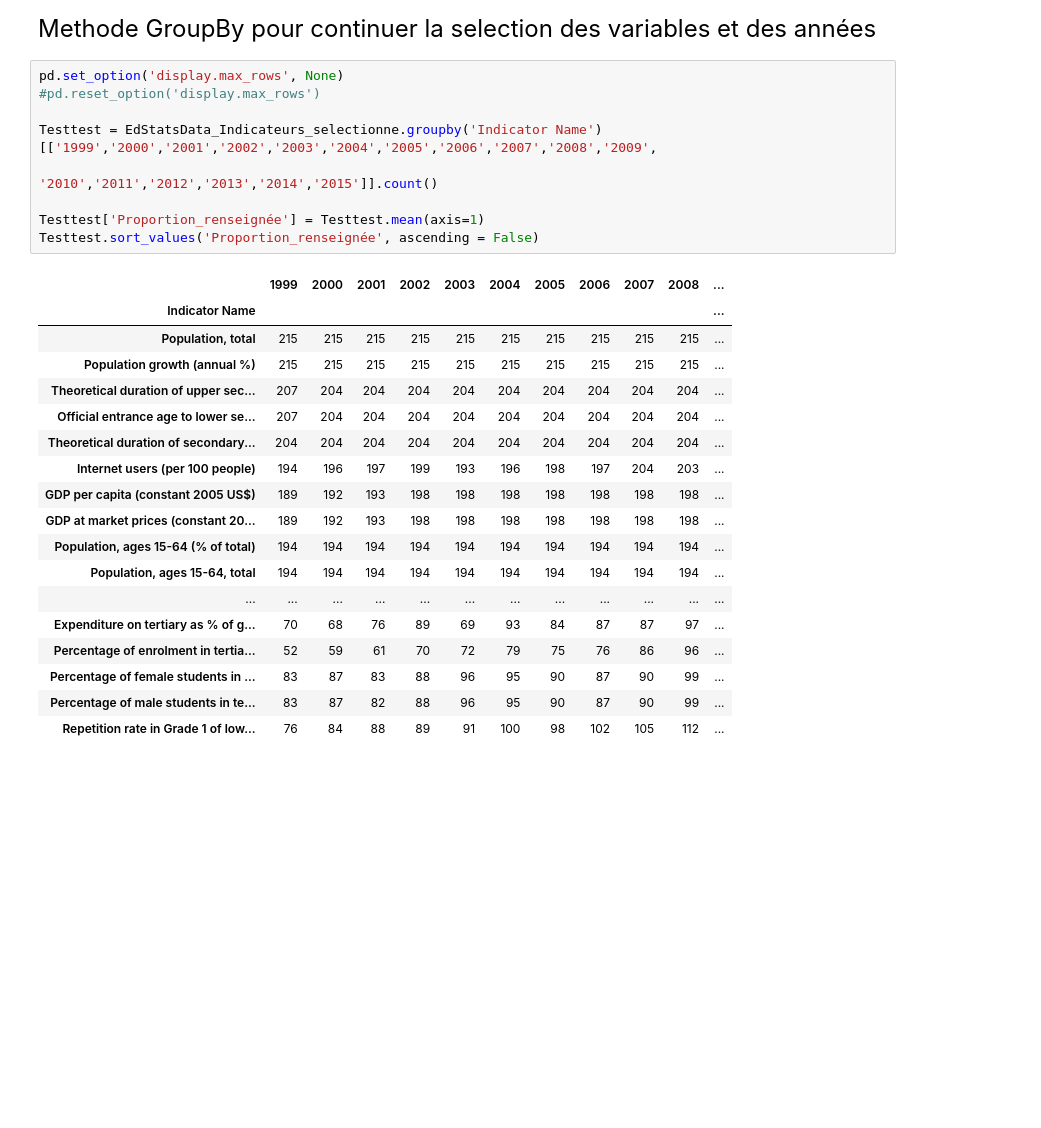
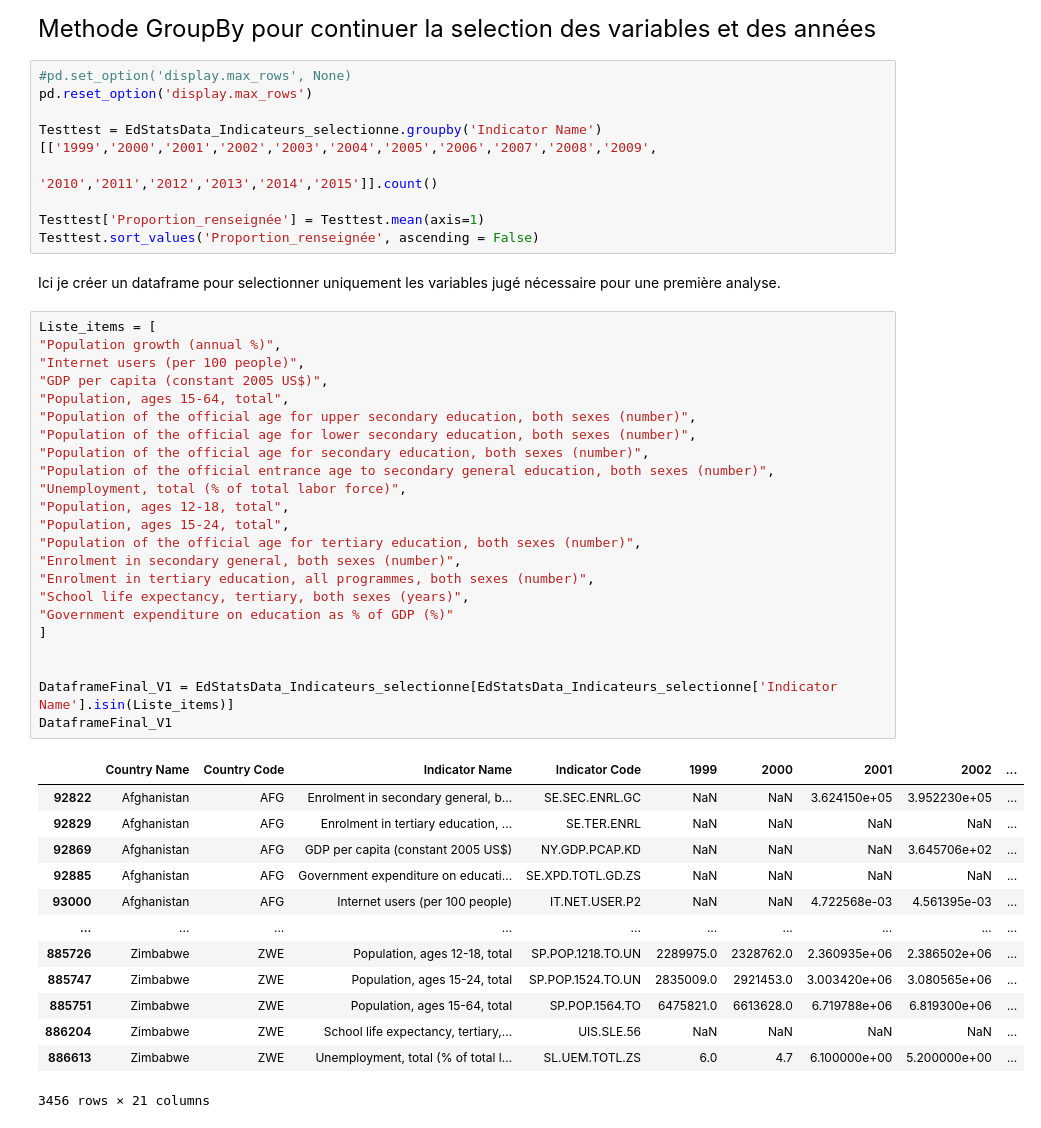
Before and after one commit to Thomas-Auvin/Projet2, a Jupyter notebook: Projet-2.ipynb, the cells around one changed output. Saved outputs shown, nothing was run; the diff lists cells and outputs as text; blank space fills up the shorter version.

```diff
--- a/Projet-2.ipynb
+++ b/Projet-2.ipynb
@@ -605,30 +605,50 @@ memory usage: 31.4+ MB
 # %% [markdown]
 <font size=5>Methode GroupBy pour continuer la selection des variables et des années<font>
 # %%
-pd.set_option('display.max_rows', None)
-#pd.reset_option('display.max_rows')
+#pd.set_option('display.max_rows', None)
+pd.reset_option('display.max_rows')
 
 Testtest = EdStatsData_Indicateurs_selectionne.groupby('Indicator Name')[['1999','2000','2001','2002','2003','2004','2005','2006','2007','2008','2009',
                                                                           '2010','2011','2012','2013','2014','2015']].count()
 
 Testtest['Proportion_renseignée'] = Testtest.mean(axis=1)
 Testtest.sort_values('Proportion_renseignée', ascending = False)
-# %% [output]
-|  | 1999 | 2000 | 2001 | 2002 | 2003 | 2004 | 2005 | 2006 | 2007 | 2008 | ... |
-| Indicator Name |  |  |  |  |  |  |  |  |  |  | ... |
-| Population, total | 215 | 215 | 215 | 215 | 215 | 215 | 215 | 215 | 215 | 215 | ... |
-| Population growth (annual %) | 215 | 215 | 215 | 215 | 215 | 215 | 215 | 215 | 215 | 215 | ... |
-| Theoretical duration of upper sec... | 207 | 204 | 204 | 204 | 204 | 204 | 204 | 204 | 204 | 204 | ... |
-| Official entrance age to lower se... | 207 | 204 | 204 | 204 | 204 | 204 | 204 | 204 | 204 | 204 | ... |
-| Theoretical duration of secondary... | 204 | 204 | 204 | 204 | 204 | 204 | 204 | 204 | 204 | 204 | ... |
-| Internet users (per 100 people) | 194 | 196 | 197 | 199 | 193 | 196 | 198 | 197 | 204 | 203 | ... |
-| GDP per capita (constant 2005 US$) | 189 | 192 | 193 | 198 | 198 | 198 | 198 | 198 | 198 | 198 | ... |
-| GDP at market prices (constant 20... | 189 | 192 | 193 | 198 | 198 | 198 | 198 | 198 | 198 | 198 | ... |
-| Population, ages 15-64 (% of total) | 194 | 194 | 194 | 194 | 194 | 194 | 194 | 194 | 194 | 194 | ... |
-| Population, ages 15-64, total | 194 | 194 | 194 | 194 | 194 | 194 | 194 | 194 | 194 | 194 | ... |
-| ... | ... | ... | ... | ... | ... | ... | ... | ... | ... | ... | ... |
-| Expenditure on tertiary as % of g... | 70 | 68 | 76 | 89 | 69 | 93 | 84 | 87 | 87 | 97 | ... |
-| Percentage of enrolment in tertia... | 52 | 59 | 61 | 70 | 72 | 79 | 75 | 76 | 86 | 96 | ... |
-| Percentage of female students in ... | 83 | 87 | 83 | 88 | 96 | 95 | 90 | 87 | 90 | 99 | ... |
-| Percentage of male students in te... | 83 | 87 | 82 | 88 | 96 | 95 | 90 | 87 | 90 | 99 | ... |
-| Repetition rate in Grade 1 of low... | 76 | 84 | 88 | 89 | 91 | 100 | 98 | 102 | 105 | 112 | ... |
+# %% [markdown]
+Ici je créer un dataframe pour selectionner uniquement les variables jugé nécessaire pour une première analyse.
+# %%
+Liste_items = [
+"Population growth (annual %)",
+"Internet users (per 100 people)",
+"GDP per capita (constant 2005 US$)",
+"Population, ages 15-64, total",
+"Population of the official age for upper secondary education, both sexes (number)",
+"Population of the official age for lower secondary education, both sexes (number)",
+"Population of the official age for secondary education, both sexes (number)",
+"Population of the official entrance age to secondary general education, both sexes (number)",
+"Unemployment, total (% of total labor force)",
+"Population, ages 12-18, total",
+"Population, ages 15-24, total",
+"Population of the official age for tertiary education, both sexes (number)",
+"Enrolment in secondary general, both sexes (number)",
+"Enrolment in tertiary education, all programmes, both sexes (number)",
+"School life expectancy, tertiary, both sexes (years)",
+"Government expenditure on education as % of GDP (%)"
+]
+
+
+DataframeFinal_V1 = EdStatsData_Indicateurs_selectionne[EdStatsData_Indicateurs_selectionne['Indicator Name'].isin(Liste_items)]
+DataframeFinal_V1
+# %% [output]
+|  | Country Name | Country Code | Indicator Name | Indicator Code | 1999 | 2000 | 2001 | 2002 | ... |
+| 92822 | Afghanistan | AFG | Enrolment in secondary general, b... | SE.SEC.ENRL.GC | NaN | NaN | 3.624150e+05 | 3.952230e+05 | ... |
+| 92829 | Afghanistan | AFG | Enrolment in tertiary education, ... | SE.TER.ENRL | NaN | NaN | NaN | NaN | ... |
+| 92869 | Afghanistan | AFG | GDP per capita (constant 2005 US$) | NY.GDP.PCAP.KD | NaN | NaN | NaN | 3.645706e+02 | ... |
+| 92885 | Afghanistan | AFG | Government expenditure on educati... | SE.XPD.TOTL.GD.ZS | NaN | NaN | NaN | NaN | ... |
+| 93000 | Afghanistan | AFG | Internet users (per 100 people) | IT.NET.USER.P2 | NaN | NaN | 4.722568e-03 | 4.561395e-03 | ... |
+| ... | ... | ... | ... | ... | ... | ... | ... | ... | ... |
+| 885726 | Zimbabwe | ZWE | Population, ages 12-18, total | SP.POP.1218.TO.UN | 2289975.0 | 2328762.0 | 2.360935e+06 | 2.386502e+06 | ... |
+| 885747 | Zimbabwe | ZWE | Population, ages 15-24, total | SP.POP.1524.TO.UN | 2835009.0 | 2921453.0 | 3.003420e+06 | 3.080565e+06 | ... |
+| 885751 | Zimbabwe | ZWE | Population, ages 15-64, total | SP.POP.1564.TO | 6475821.0 | 6613628.0 | 6.719788e+06 | 6.819300e+06 | ... |
+| 886204 | Zimbabwe | ZWE | School life expectancy, tertiary,... | UIS.SLE.56 | NaN | NaN | NaN | NaN | ... |
+| 886613 | Zimbabwe | ZWE | Unemployment, total (% of total l... | SL.UEM.TOTL.ZS | 6.0 | 4.7 | 6.100000e+00 | 5.200000e+00 | ... |
+3456 rows × 21 columns
```
Also changed, not shown: parts of 2 cells of this notebook.
